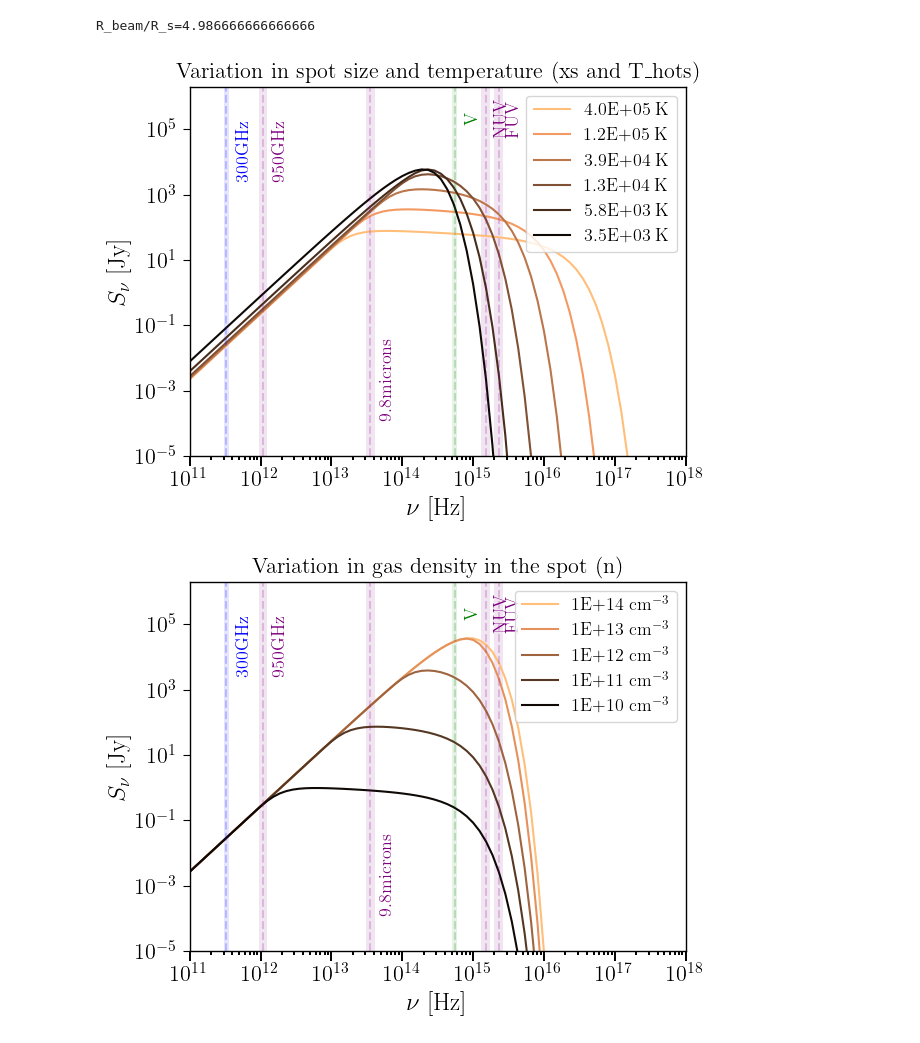
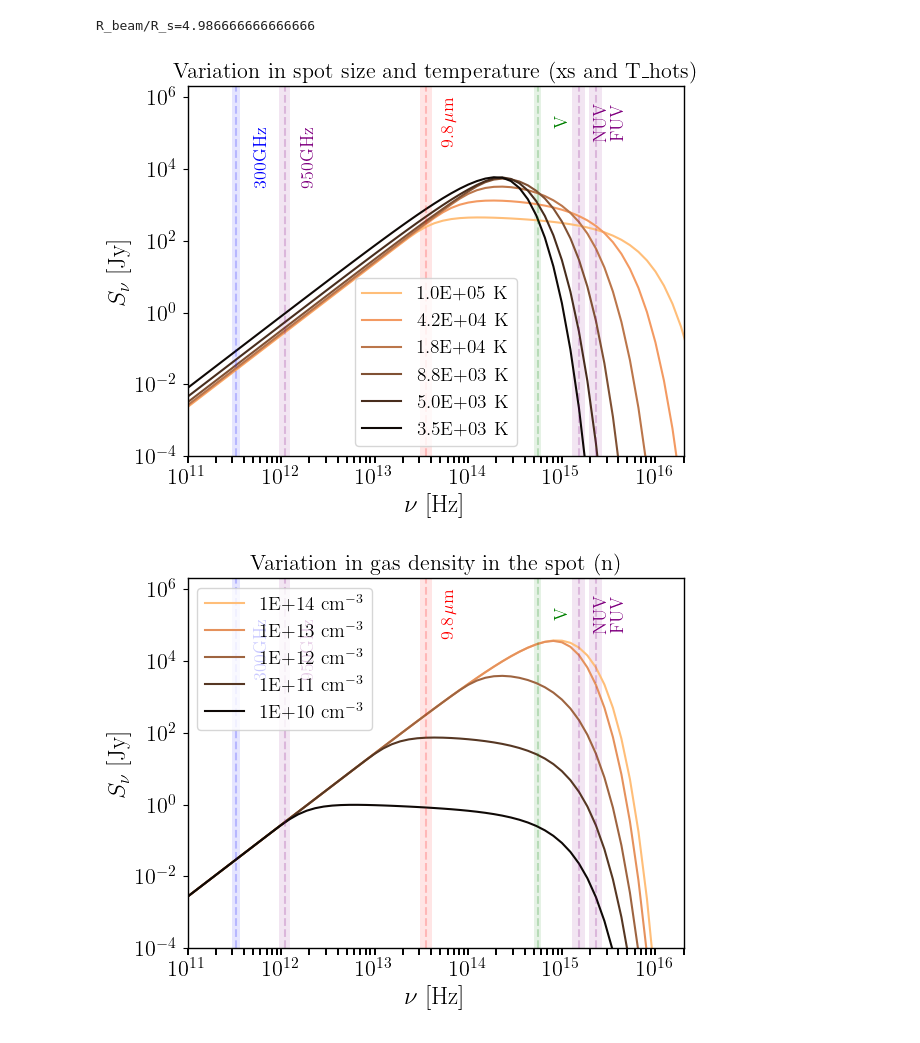
Before and after one commit to santimda/AGB_hotspot-SED, a Jupyter notebook: ipynbs/UV_fit_cyl_new.ipynb, the cells around one changed output. Drawn from its saved outputs; the diff is of its cells as text; code cells hidden in the pictures.

```diff
--- a/ipynbs/UV_fit_cyl_new.ipynb
+++ b/ipynbs/UV_fit_cyl_new.ipynb
@@ -90,19 +21,16 @@ def PlotModels(models,title):
     plt.title(title)
     ax.set_xlabel(r'$\nu$ [Hz]')
     ax.set_ylabel(r'$S_\nu$ [Jy]')
-    xmin, xmax = 1e11, 1e18
-    # xmin, xmax = 5e11, 1e18
-    ymin, ymax = 1e-5, 2e6
+    xmin, xmax = 1e11, 2e16
+    ymin, ymax = 1e-4, 2e6
     plt.xlim(xmin, xmax)
     plt.ylim(ymin, ymax)
     color_vector = np.linspace(0.05,0.95,len(models))
     colors = plt.cm.copper_r(color_vector)
-    # plt.plot(nu,S1)
-    # SBB = Snu_BB(nu, T_beam, R_beam , D)
-    # plt.plot(nu,SBB)
+
     for i in range(0,len(models)):
+        plt.plot(models[i][0],models[i][1],label=models[i][2],color=colors[i])
 
-        plt.plot(models[i][0],models[i][1],label=models[i][2],color=colors[i])
     #     plt.plot(nu,Snu_BB,label=str(int(T_hots[i]))+" K (BB)",color=colors[i],ls='dotted')
     bands = [{'name': 'FUV', 'start': 1.947e15, 'width': 7.335e14, 'color': 'purple', 'pos': ymin + (ymax-ymin)/1E1},
          {'name': 'NUV', 'start': 1.295e15, 'width': 4.631e14, 'color': 'purple', 'pos': ymin + (ymax-ymin)/1E1},
@@ -111,8 +39,7 @@ def PlotModels(models,title):
          {'name': 'V', 'start': 5.0e14, 'width': 1.0e14, 'color': 'green', 'pos': ymin + (ymax-ymin)/10.},
          {'name': '300GHz', 'start': 3.0e11, 'width': 6.0e10, 'color': 'blue', 'pos': ymin + (ymax-ymin)/1E2},
          {'name': '950GHz', 'start': 9.5e11, 'width': 3.0e11, 'color': 'purple', 'pos': ymin + (ymax-ymin)/1E2},
-         {'name': '9.8microns', 'start': 3.06e13, 'width': 1.0e13, 'color': 'purple', 'pos': ymin + (ymax-ymin)/1E9},
-#          {'name': '9.8microns', 'start': 3.06e13, 'width': 1.0e13, 'color': 'purple', 'pos': ymin + (ymax-ymin)/10.},
+         {'name': r'$9.8\,\mu\mathrm{m}$', 'start': 3.06e13, 'width': 1.0e13, 'color': 'red', 'pos': ymin + (ymax-ymin)/1E1},
     ]
     for band in bands:
         # Add the rectangle
@@ -134,55 +61,48 @@ T_beam = 3500 # K , measured brightness temperature in the beam with the hot spo
 R_beam = 0.5 * au  # Beam size, to be updated
 nu  = np.logspace(9,18,100)
 R_s = 1.5E12
-# H_s = 1.5E11
 H_s = R_beam*0.1
 D   = 1.543e+20
-#T   = 4E3
 n   = 1E12
 print(f'{R_beam/R_s=}')
 
 # x is the normalized size of the hot spot
-x_min = 0.05        # Arbitrary
+x_min = 0.1        # Arbitrary
 x_max = 1.0        # R_beam/R_star
 
 xs = np.geomspace(x_min, x_max, 6)
-# xs=np.asarray([0.1,0.28284,0.5,1.0])
 color_vector = np.linspace(0.05,0.95,len(xs))
 colors = plt.cm.copper_r(color_vector)
 
 # The temperature of the hot spot has to be consistent with the assumed stellar temperature
 # and the average temperature measured in the beam (T_beam). When x=x_max, T_hot = T_beam
 T_hots = np.ones_like(xs) # just to have the same dimension
-# i = 0
 models = []
 for i in range(0,len(xs)):
     T_hots[i] = T_star + (T_beam - T_star)/xs[i]**2
-#     S_Jy_old = S_ff_cylinder(nu, R_beam*xs[i], H_s, D, T_hots[i], n)
-#     S = [x * np.exp(-nu_i/nu_c) for (x,nu_i) in zip(S_Jy_old,nu)]
-    S_Jy_new = S_ff_cylinder_new(nu, R_beam*xs[i], H_s, D, T_hots[i], n)
-#     Snu_BB = nBB(nu/1E15, np.pi*1E23*(R_beam*xs[i]/D)**2.0, T_hots[i])
+    S_Jy_new = S_ff(nu=nu, R=R_beam*xs[i], D=D, Te=T_hots[i], n=n, H=H_s)
     models.append([nu,S_Jy_new,'%.1E' %T_hots[i]+" K"])
 
 models2 = []
 T_hotSpot = 15000.0
 n_vec = [1E14,1E13,1E12,1E11,1E10]
 xs_15000K = 0.28284
 T_hots_15000K = T_star + (T_beam - T_star)/xs_15000K**2
 for i in range(0,len(n_vec)):
-    S_Jy = S_ff_cylinder_new(nu, R_beam*xs_15000K, H_s, D, T_hots_15000K, n_vec[i])
+    S_Jy = S_ff(nu=nu, R=R_beam*xs_15000K, H=H_s, D=D, Te=T_hots_15000K, n=n_vec[i])
     models2.append([nu,S_Jy,'%.0E' % n_vec[i]+" cm$^{-3}$"])
 
 models3 = []
 H_s_range = [0.1,0.316,1.0,3.16,10.0]
 for i in range(0,len(H_s_range)):
-    S_Jy = S_ff_cylinder_new(nu, R_beam*xs_15000K, H_s*H_s_range[i], D, T_hots_15000K, n)
+    S_Jy = S_ff(nu, R=R_beam*xs_15000K, H=H_s*H_s_range[i], D=D, Te=T_hots_15000K, n=n)
     models3.append([nu,S_Jy,'%.0E' % (H_s_range[i]*H_s)+" cm$^{-3}$"])
 
 
 PlotModels(models,"Variation in spot size and temperature (xs and T_hots)")
 PlotModels(models2,"Variation in gas density in the spot (n)")
 PlotModels(models3,"Variation in spot depth (H_s)")
 # %% [output]
 R_beam/R_s=4.986666666666666
-[figure, old version]
+[figure, new version]
-[figure, old version]
+[figure, new version]
```
Also changed, not shown: parts of 4 cells of this notebook, 6 other files.
